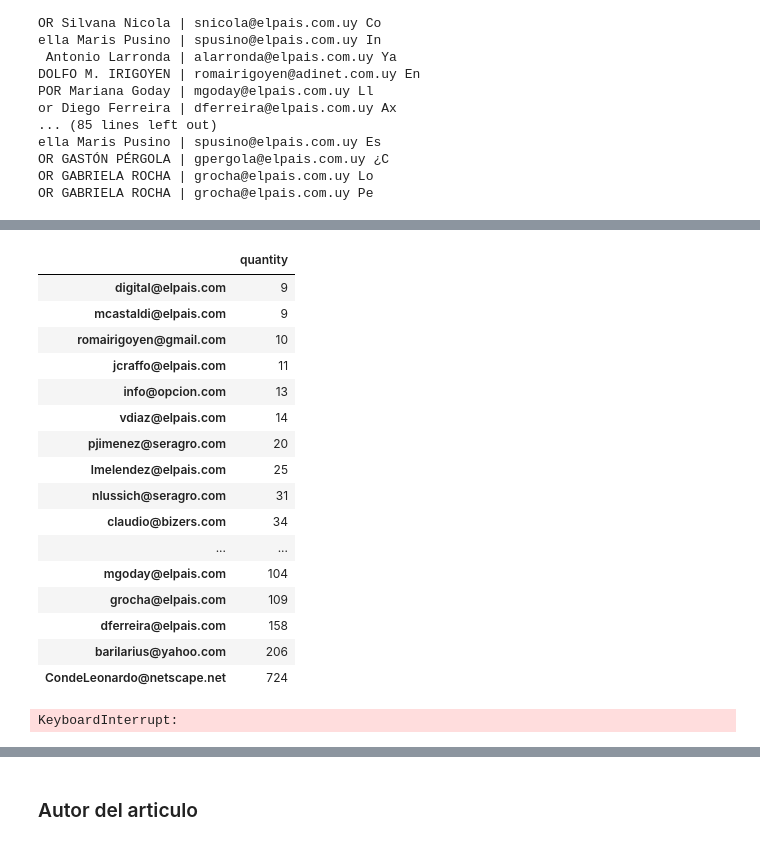
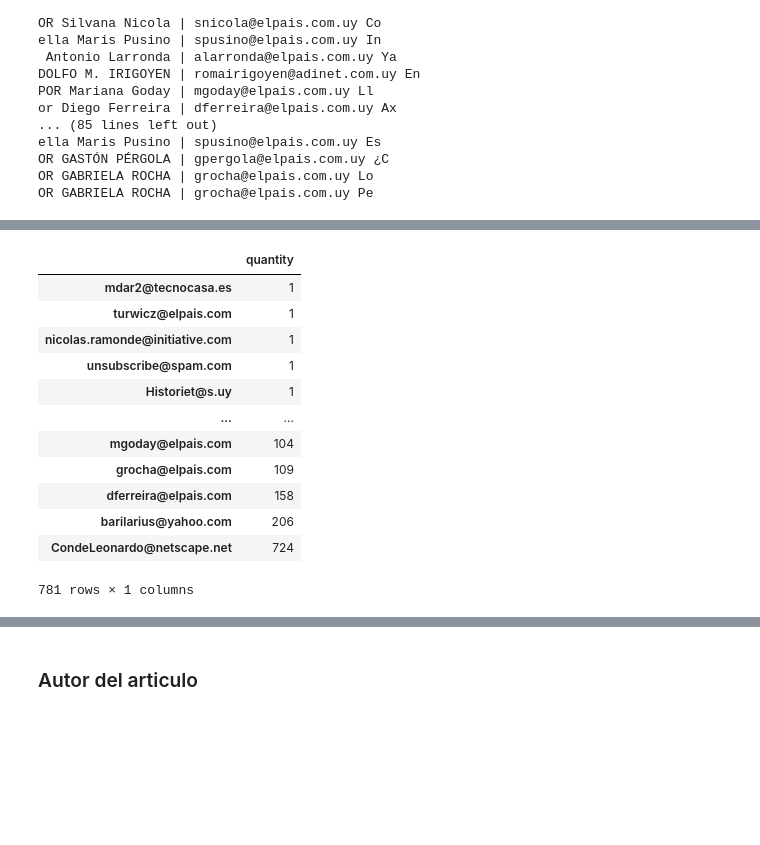
Before and after one commit to pln-fing-udelar/news-processor, a Jupyter notebook: notebooks/elpais_deteccion_de_texto_innecesario.ipynb, the cells around one changed output, grey strips where cells are left out. Drawn from its saved outputs; the diff is of its cells as text; code cells hidden in the pictures; blank space fills up the shorter version.

```diff
--- a/notebooks/deteccion_de_texto_innecesario.ipynb
+++ b/notebooks/elpais_deteccion_de_texto_innecesario.ipynb
@@ -650,33 +648,18 @@ max    724.000000
 | CondeLeonardo@netscape.net | 724 |
 791 rows × 1 columns
 # %%
-a[765:]
+a[10:]
 # %% [output]
 |  | quantity |
-| digital@elpais.com | 9 |
-| mcastaldi@elpais.com | 9 |
-| romairigoyen@gmail.com | 10 |
-| jcraffo@elpais.com | 11 |
-| info@opcion.com | 13 |
-| vdiaz@elpais.com | 14 |
-| pjimenez@seragro.com | 20 |
-| lmelendez@elpais.com | 25 |
-| nlussich@seragro.com | 31 |
-| claudio@bizers.com | 34 |
+| mdar2@tecnocasa.es | 1 |
+| turwicz@elpais.com | 1 |
+| nicolas.ramonde@initiative.com | 1 |
+| unsubscribe@spam.com | 1 |
+| Historiet@s.uy | 1 |
 | ... | ... |
 | mgoday@elpais.com | 104 |
 | grocha@elpais.com | 109 |
 | dferreira@elpais.com | 158 |
 | barilarius@yahoo.com | 206 |
 | CondeLeonardo@netscape.net | 724 |
+781 rows × 1 columns
-# %%
-str_text = auxiliar_full_lines
-
-regex = r'..........................Tel: 1950 7177. Museo de Historia del Arte .*? \b[\w.-]+?@\w+?\.\w+?\b....................'
-results = re.findall(regex,str_text)
-
-print(len(results))
-for find in results[:50]:
-  print(find)
-# %% [output]
-KeyboardInterrupt:
```
Also changed, not shown: parts of 24 cells of this notebook, 3 other files.
